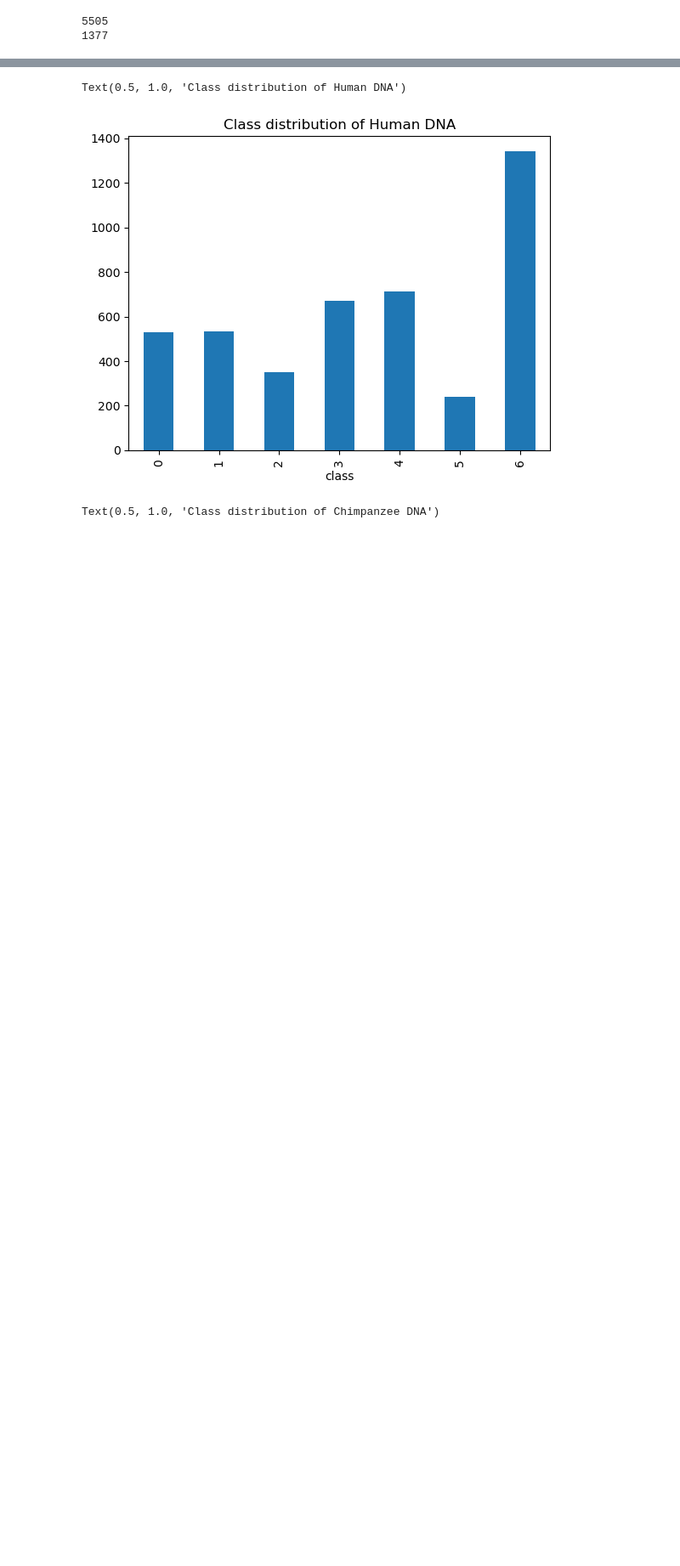
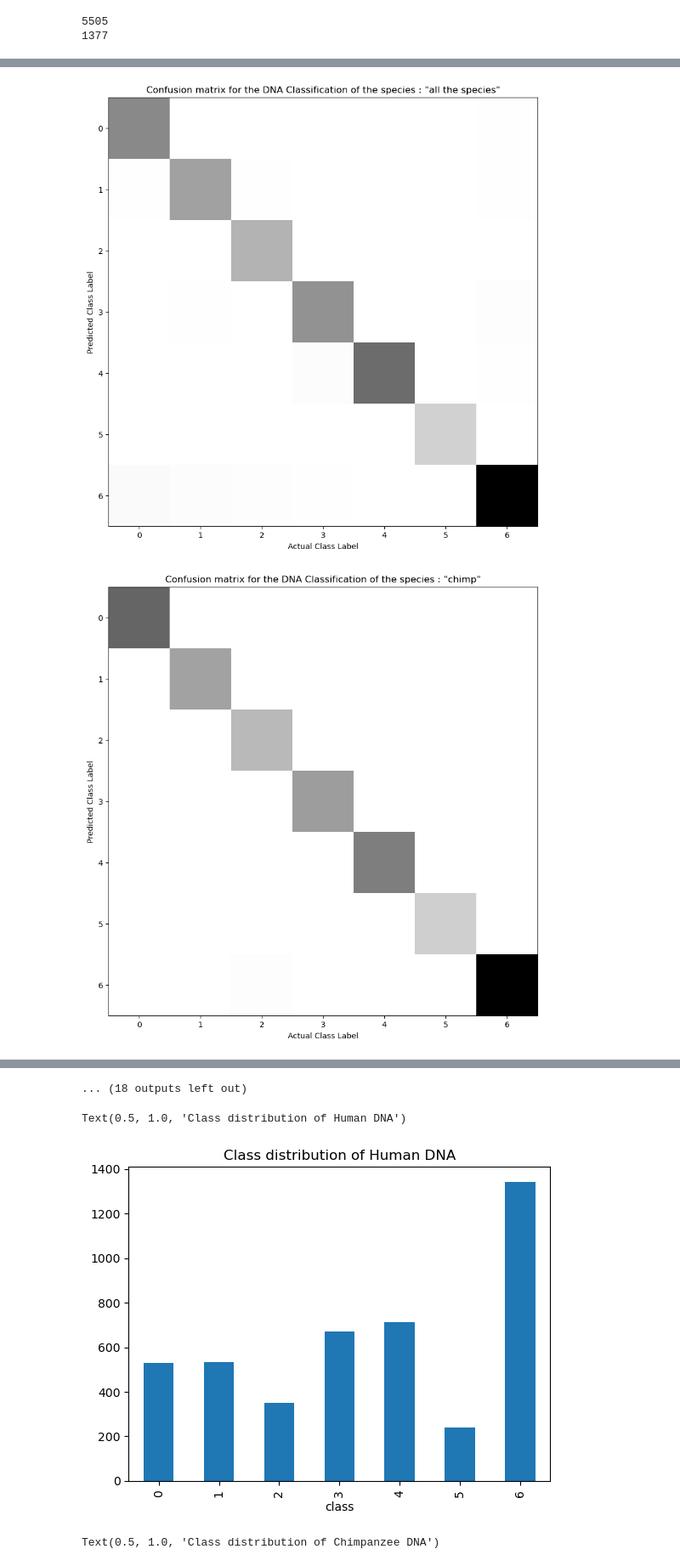
Before and after one commit to sukruozan/DNA-Sequence-Classification, a Jupyter notebook: main.ipynb, the cells around one changed output, grey strips where cells are left out. Shown at 85% size. Cells and saved outputs as stored; diff of their text form; code cells hidden in the pictures; blank space fills up the shorter version.

```diff
--- a/main.ipynb
+++ b/main.ipynb
@@ -146,6 +163,0 @@ print(len(train_df), len(test_df))
-# %%
-# reset the index of the test dataframe
-test_df = test_df.reset_index(drop=True)
-
-# reset the index of the train dataframe
-train_df = train_df.reset_index(drop=True)
@@ -255,0 +164,13 @@ print(create_confusion_matrix(predictions, labels))
+# %%
+# shuffle the data
+train_df = train_df.sample(frac=1).reset_index(drop=True)
+test_df = test_df.sample(frac=1).reset_index(drop=True)
+# get x percent of the data
+percent = 1.0
+if percent < 1:
+    train_df = train_df[:int(len(train_df) * percent)]
+    test_df = test_df[:int(len(test_df) * percent)]
+print('Size of training data: {}'.format(len(train_df)))
+print('Size of test data: {}'.format(len(test_df)))
+
+save_dataset(train_df, test_df, folder='dataset')
@@ -255,0 +225,56 @@ print(create_confusion_matrix(predictions, labels))
+# %%
+# loop through all the compression algorithms
+compressions = ['gzip', 'snappy', 'brotli', 'lz4', 'zstandard', 'bz2', 'lzma']
+
+for compression in compressions:
+    print('Compression algorithm: {}'.format(compression))
+    # load the results
+    distance_matrix = load_results(compression)
+    # overall accuracy
+    labels = test_df['class'].tolist()
+    predictions = [label for label in train_df['class'][np.argmin(distance_matrix, axis=1)]]
+    print("Confusion matrix for predictions on '{}' test DNA sequence\n".format(species))
+    print(pd.crosstab(pd.Series(labels, name='Actual'), pd.Series(predictions, name='Predicted')))
+    accuracy, precision, recall, f1 = get_metrics(labels, predictions)
+    print("accuracy = %.3f \nprecision = %.3f \nrecall = %.3f \nf1 = %.3f" % (accuracy, precision, recall, f1))
+    print('')
+    # plot the confusion matrix for all the species
+    plot_confusion_matrix(compression, 'all the species', labels, predictions)
+    # write the same output to a file
+    with open('overall_accuracy.txt', 'a') as f:
+        f.write('Compression algorithm: {}\n'.format(compression))
+        f.write("Confusion matrix for predictions on '{}' test DNA sequence\n".format('all the species'))
+        f.write("accuracy = %.3f \nprecision = %.3f \nrecall = %.3f \nf1 = %.3f" % (accuracy, precision, recall, f1))
+        f.write('\n')
+
+
+    for species in ['chimp', 'human', 'dog']:
+        # return the indices of the rows with species as chimp
+        indices = test_df[test_df['species'] == species].index.values
+        predictions = []
+        for i in indices:
+            # return the indices of the first 5 minimum values in the row
+            index = np.argmin(distance_matrix[i, :])
+
+            label = train_df['class'][index]
+            # get the common label
+            predictions.append(label)
+
+        # get the actual labels
+        labels = test_df[test_df['species'] == species]['class'].tolist()
+
+        # performance on chimpanzee genes
+        print("Confusion matrix for predictions on '{}' test DNA sequence\n".format(species))
+        print(pd.crosstab(pd.Series(labels, name='Actual'), pd.Series(predictions, name='Predicted')))
+        accuracy, precision, recall, f1 = get_metrics(labels, predictions)
+        print("accuracy = %.3f \nprecision = %.3f \nrecall = %.3f \nf1 = %.3f" % (accuracy, precision, recall, f1))
+        print('\n')
+        # write the same output to a file
+        with open('species_accuracy.txt', 'a') as f:
+            f.write('Compression algorithm: {}\n'.format(compression))
+            f.write("Confusion matrix for predictions on '{}' test DNA sequence\n".format(species))
+            f.write("accuracy = %.3f \nprecision = %.3f \nrecall = %.3f \nf1 = %.3f" % (accuracy, precision, recall, f1))
+            f.write('\n')
+        # plot the confusion matrix for all the species
+        plot_confusion_matrix(compression, species, labels, predictions)
+# %% [output]
@@ -255,0 +315,2 @@ print(create_confusion_matrix(predictions, labels))
+[figure, added]
+[figure, added]
@@ -256,3 +325,4 @@ print(create_confusion_matrix(predictions, labels))
+... (18 outputs left out)
 # %%
 human_dna['class'].value_counts().sort_index().plot.bar()
 plt.title("Class distribution of Human DNA")
```
Also changed, not shown: parts of 13 cells of this notebook, 35 other files.
